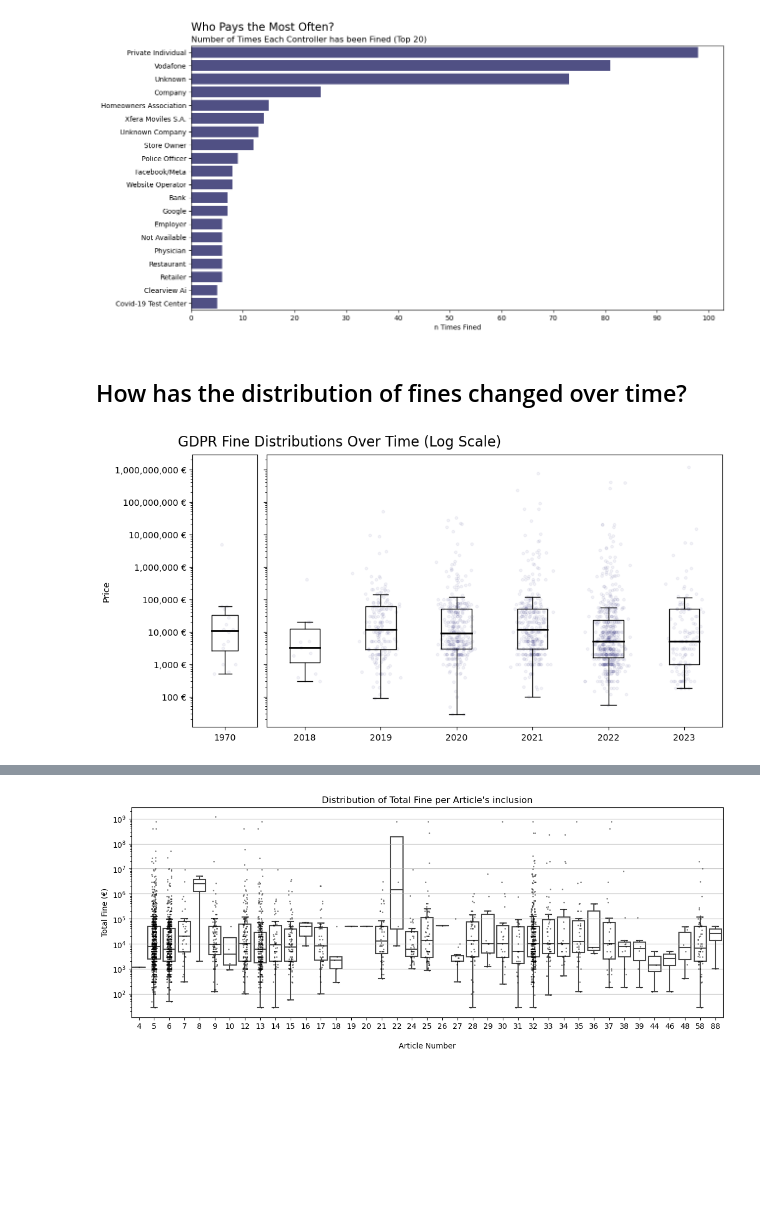
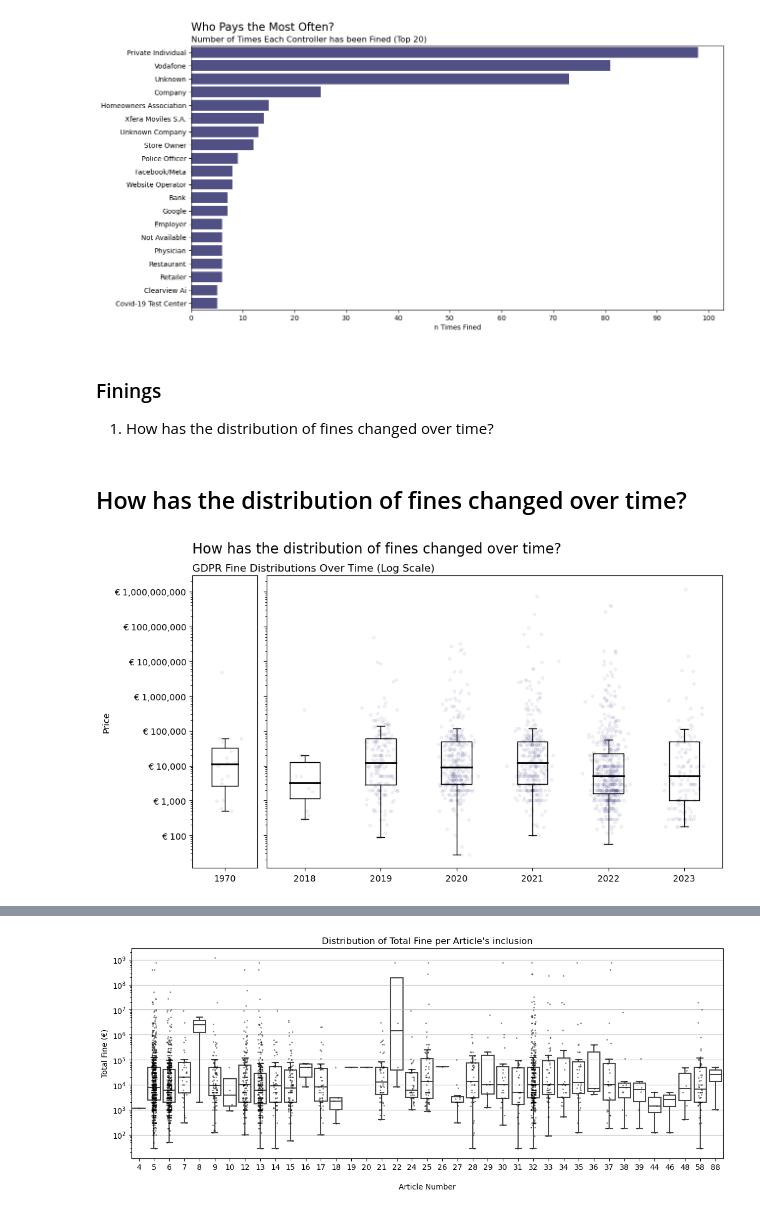
Before and after one commit to dc27/gdpr-fines-analysis, a Jupyter notebook: dev.ipynb, the cells around one changed output, grey strips where cells are left out. Cells and saved outputs as stored; diff of their text form; code cells hidden in the pictures; blank space fills up the shorter version.

```diff
--- a/dev.ipynb
+++ b/dev.ipynb
@@ -34,9 +37,8 @@ fines_nozero = (
 )
 # %%
-fig, ax = plt.subplots(1,2, figsize=(14, 4), sharex=True, layout="constrained")
+fig, ax = plt.subplots(1,2, figsize=(15, 5), sharex=True, layout="constrained")
 
-# draw the figure to apply constrained_layout (useful only for positioning suptitle later)
-fig.canvas.draw()
+
 
 sns.histplot(
     fines_nozero, x="price",
@@ -72,12 +74,17 @@ ax[1].set(ylabel=None)
 ax[1].set_yticks([])
 ax[1].set_yticklabels([])
 ax[1].xaxis.set_major_formatter('{x:,.0f} €')
+
+# draw the figure to apply constrained_layout (useful only for positioning suptitle later)
+
+fig.supylabel(t="GDPR Violations")
+fig.supxlabel(t="GDPR Fine (Euro)")
+
+fig.canvas.draw()
+
 fig.suptitle(
     t="GDPR Fine Distributions (Log Scale)",
-    x=ax[0].get_position(original=False).get_points()[0][0] + 0.0225,
+    x=ax[0].get_position().x0,
     ha='left', fontsize=16,
 )
-
-fig.supylabel(t="GDPR Violations")
-fig.supxlabel(t="GDPR Fine (Euro)");
 # %% [output]
@@ -150,6 +157,10 @@ ax.set_title(label="Number of Times Each Controller has been Fined (Top 20)", lo
 fig.suptitle(t="Who Pays the Most Often?", x=ax.get_position().get_points()[0][0], ha='left', fontsize=16, y=0.95);
 # %% [output]
 [figure]
+# %% [markdown]
+### Finings
+
+1. How has the distribution of fines changed over time?
 # %% [markdown]
 ## How has the distribution of fines changed over time?
 # %%
@@ -165,40 +176,54 @@ labels = list(prices_each_year.keys())
 labels.sort()
 
 #create a figure with subplots
-fig, ax = plt.subplots(1, 2, figsize=(10, 5), gridspec_kw={'width_ratios': [1, 7]},
- sharey=True, layout='constrained')
+fig, ax = plt.subplots(1, 2, figsize=(10, 5),
+                       gridspec_kw={'width_ratios': [1, 7]},
+                       sharey=True, layout='constrained')
 
 # Create a boxplot for the year 1970
-ax[0].boxplot(prices_each_year[1970], labels=['1970'], widths=0.4, showfliers=False, medianprops={'color':'black', 'linewidth':2})
+box1 = ax[0].boxplot(prices_each_year[1970], labels=['1970'], widths=0.4, showfliers=False, medianprops={'color':'black', 'linewidth':2})
 ax[0].set_ylabel('Price')
 
 
 # Create a boxplot for the years other than 1970
 years_other_than_1970 = [year for year in labels if year != 1970]
-ax[1].boxplot([prices_each_year[year] for year in years_other_than_1970],
+box2 = ax[1].boxplot([prices_each_year[year] for year in years_other_than_1970],
               labels=years_other_than_1970, showfliers=False, widths=0.4,
               medianprops={'color':'black', 'linewidth':2})
+
+# smaller caps
+for box in list((box1, box2)):
+    for cap in box['caps']:
+        cap.set_xdata(cap.get_xdata() - [-0.05, 0.05])
+
 ax[1].set_ylabel(None)
 
 jittered_x = np.random.normal(0 + 1, 0.1, len(prices_each_year[1970]))
 ax[0].scatter(jittered_x, prices_each_year[1970], alpha=0.05, color='midnightblue', s=10)
 
 
 # Overlay the data points for the years other than 1970
 for i, year in enumerate(years_other_than_1970):
     jittered_x = np.random.normal(i + 1, 0.1, len(prices_each_year[year]))
     ax[1].scatter(jittered_x, prices_each_year[year], alpha=0.05, color='midnightblue', s=10)
 
 ax[1].set_yscale('log')
-ax[1].yaxis.set_major_formatter('{x:,.0f} €')
+ax[1].yaxis.set_major_formatter('€ {x:,.0f}')
+
+# draw the figure to apply constrained_layout (req for positioning suptitle)
+fig.canvas.draw()
+
 fig.suptitle(
-    t="GDPR Fine Distributions Over Time (Log Scale)",
+    t="How has the distribution of fines changed over time?",
     ha='left',
     x=ax[0].get_position().x0,
     fontsize=16,
+    y=1.1,
     va='top'
 )
 
-plt.savefig('year_distribution.png')
+# subtitle
+plt.figtext(ax[0].get_position().x0, 1, "GDPR Fine Distributions Over Time (Log Scale)", va="bottom", ha="left", size=12)
+plt.show()
 # %% [output]
-[figure, old version]
+[figure, new version]
```
Also changed, not shown: parts of 30 cells of this notebook, 1 other file.
